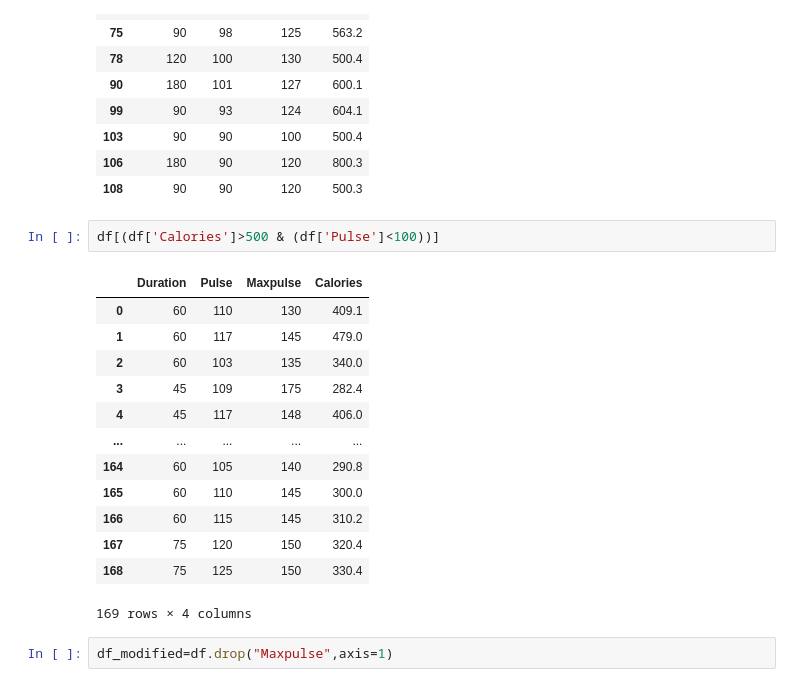
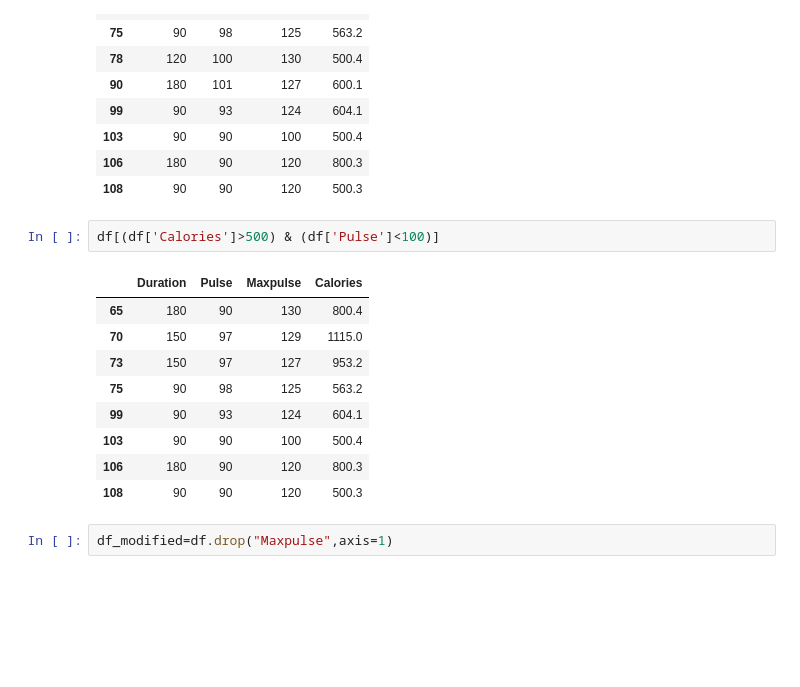
Before and after one commit to sainikhil3280/ML-Assignment-2, a Jupyter notebook: Assignment 2.ipynb, the cells around one changed output. Cells and saved outputs as stored; diff of their text form; blank space fills up the shorter version.

```diff
--- a/Assignment 2.ipynb
+++ b/Assignment 2.ipynb
@@ -116,21 +116,17 @@ df[(df['Calories']>500) & (df['Calories']<1000)]
 | 106 | 180 | 90 | 120 | 800.3 |
 | 108 | 90 | 90 | 120 | 500.3 |
 # %%
-df[(df['Calories']>500 & (df['Pulse']<100))]
+df[(df['Calories']>500) & (df['Pulse']<100)]
 # %% [output]
 |  | Duration | Pulse | Maxpulse | Calories |
-| 0 | 60 | 110 | 130 | 409.1 |
-| 1 | 60 | 117 | 145 | 479.0 |
-| 2 | 60 | 103 | 135 | 340.0 |
-| 3 | 45 | 109 | 175 | 282.4 |
-| 4 | 45 | 117 | 148 | 406.0 |
-| ... | ... | ... | ... | ... |
-| 164 | 60 | 105 | 140 | 290.8 |
-| 165 | 60 | 110 | 145 | 300.0 |
-| 166 | 60 | 115 | 145 | 310.2 |
-| 167 | 75 | 120 | 150 | 320.4 |
-| 168 | 75 | 125 | 150 | 330.4 |
+| 65 | 180 | 90 | 130 | 800.4 |
+| 70 | 150 | 97 | 129 | 1115.0 |
+| 73 | 150 | 97 | 127 | 953.2 |
+| 75 | 90 | 98 | 125 | 563.2 |
+| 99 | 90 | 93 | 124 | 604.1 |
+| 103 | 90 | 90 | 100 | 500.4 |
+| 106 | 180 | 90 | 120 | 800.3 |
+| 108 | 90 | 90 | 120 | 500.3 |
-169 rows × 4 columns
 # %%
 df_modified=df.drop("Maxpulse",axis=1)
 # %%
```
